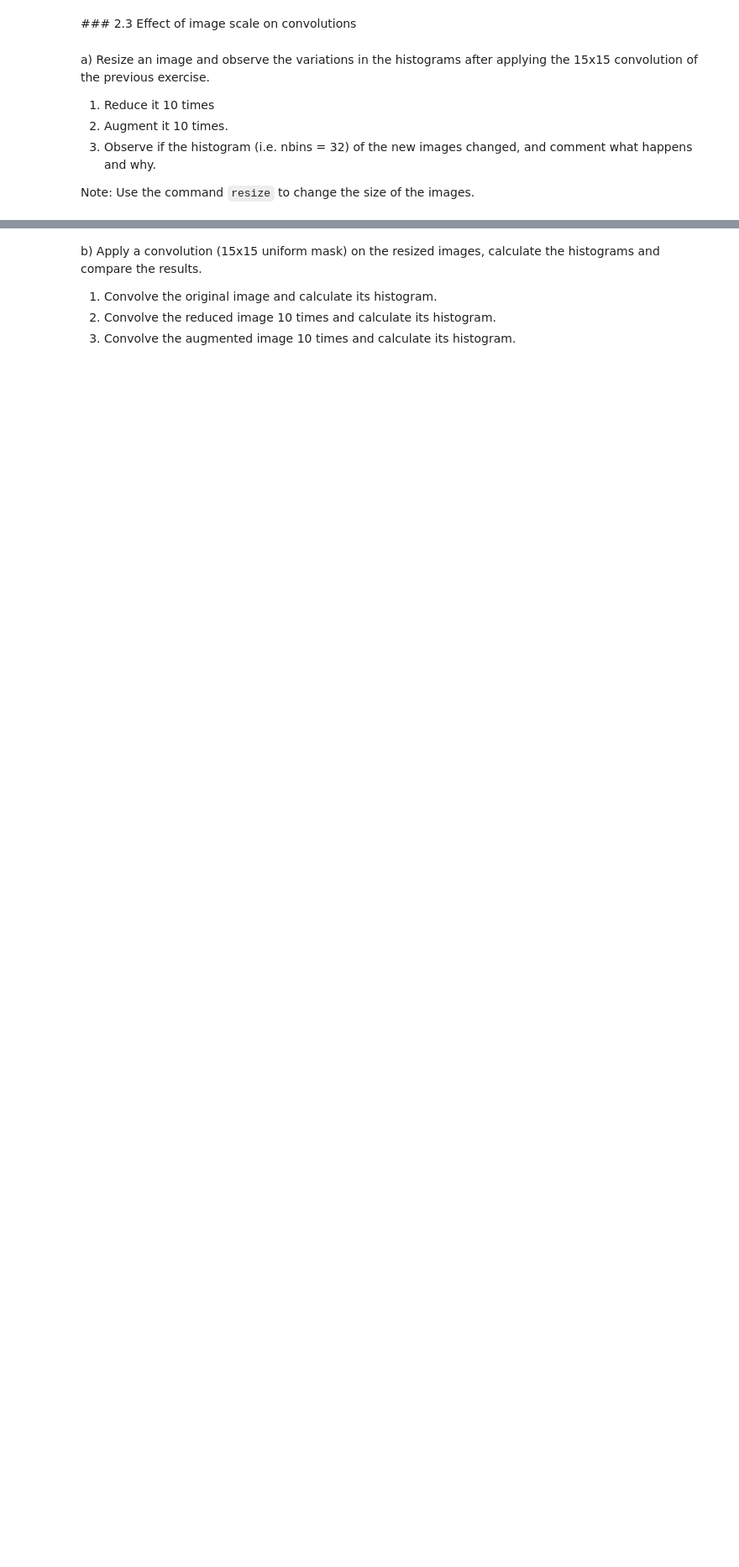
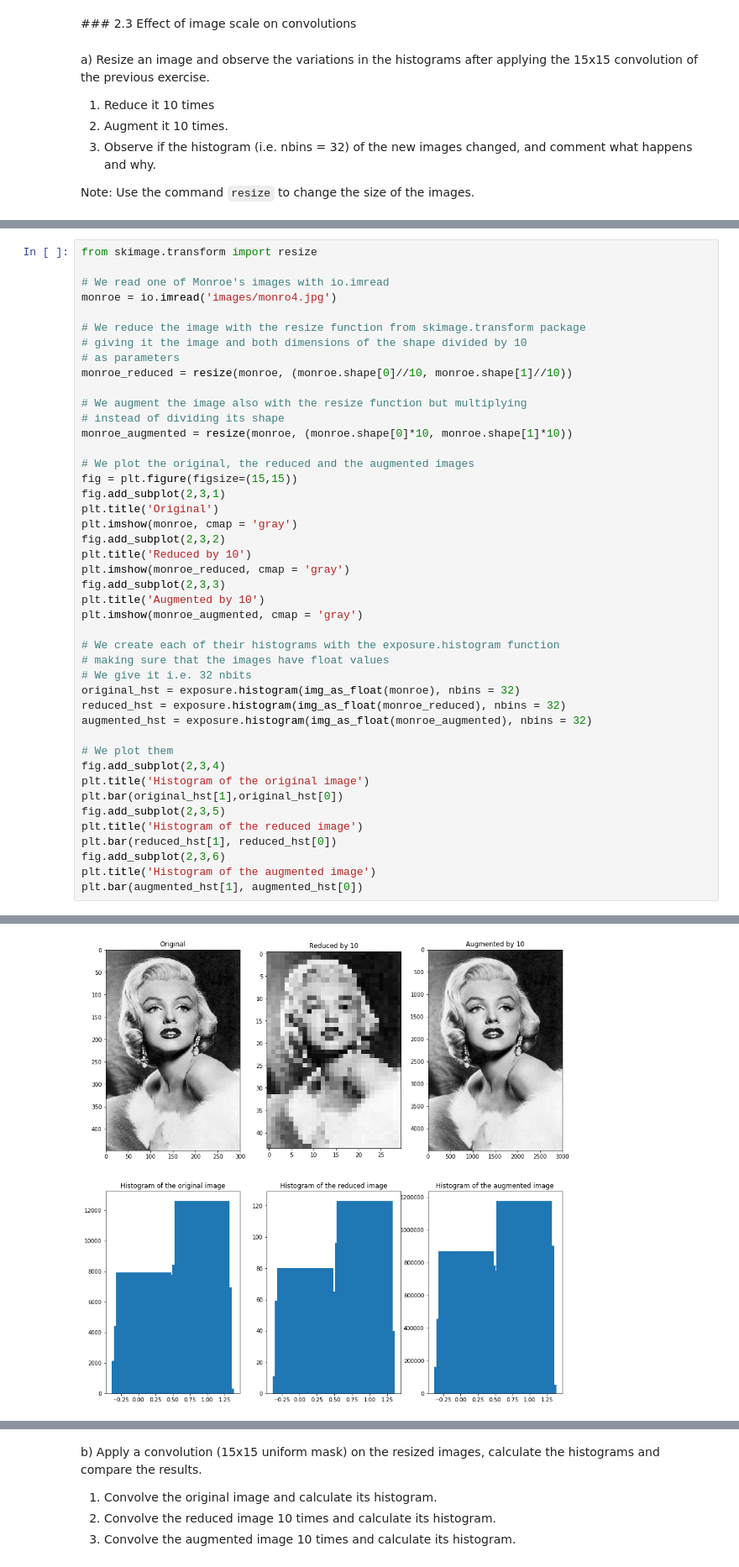
Before and after one commit to rsberrocal/VA_Practicas, a Jupyter notebook: Lab2/p2_2020-2021_2solve.ipynb, the cells around one changed output, grey strips where cells are left out. Shown at 84% size. Cells and saved outputs as stored; diff of their text form; blank space fills up the shorter version.

```diff
--- a/Lab2/p2_2020-2021_2solve.ipynb
+++ b/Lab2/p2_2020-2021_2solve.ipynb
@@ -124,0 +278,45 @@ Note: Use the command `resize` to change the size of the images.
+# %%
+from skimage.transform import resize
+
+# We read one of Monroe's images with io.imread
+monroe = io.imread('images/monro4.jpg')
+
+# We reduce the image with the resize function from skimage.transform package
+# giving it the image and both dimensions of the shape divided by 10
+# as parameters
+monroe_reduced = resize(monroe, (monroe.shape[0]//10, monroe.shape[1]//10))
+
+# We augment the image also with the resize function but multiplying
+# instead of dividing its shape
+monroe_augmented = resize(monroe, (monroe.shape[0]*10, monroe.shape[1]*10))
+
+# We plot the original, the reduced and the augmented images
+fig = plt.figure(figsize=(15,15))
+fig.add_subplot(2,3,1)
+plt.title('Original')
+plt.imshow(monroe, cmap = 'gray')
+fig.add_subplot(2,3,2)
+plt.title('Reduced by 10')
+plt.imshow(monroe_reduced, cmap = 'gray')
+fig.add_subplot(2,3,3)
+plt.title('Augmented by 10')
+plt.imshow(monroe_augmented, cmap = 'gray')
+
+# We create each of their histograms with the exposure.histogram function
+# making sure that the images have float values
+# We give it i.e. 32 nbits
+original_hst = exposure.histogram(img_as_float(monroe), nbins = 32)
+reduced_hst = exposure.histogram(img_as_float(monroe_reduced), nbins = 32)
+augmented_hst = exposure.histogram(img_as_float(monroe_augmented), nbins = 32)
+
+# We plot them
+fig.add_subplot(2,3,4)
+plt.title('Histogram of the original image')
+plt.bar(original_hst[1],original_hst[0])
+fig.add_subplot(2,3,5)
+plt.title('Histogram of the reduced image')
+plt.bar(reduced_hst[1], reduced_hst[0])
+fig.add_subplot(2,3,6)
+plt.title('Histogram of the augmented image')
+plt.bar(augmented_hst[1], augmented_hst[0])
+# %% [output]
@@ -124,0 +324 @@ Note: Use the command `resize` to change the size of the images.
+[figure, added]
```
Also changed, not shown: parts of 25 cells of this notebook, 1 other file.
